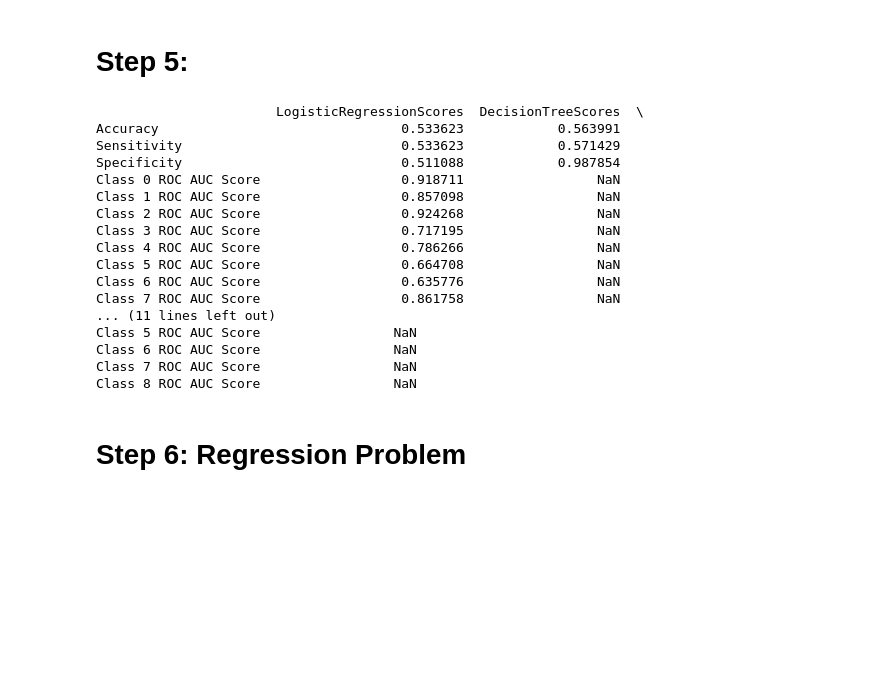
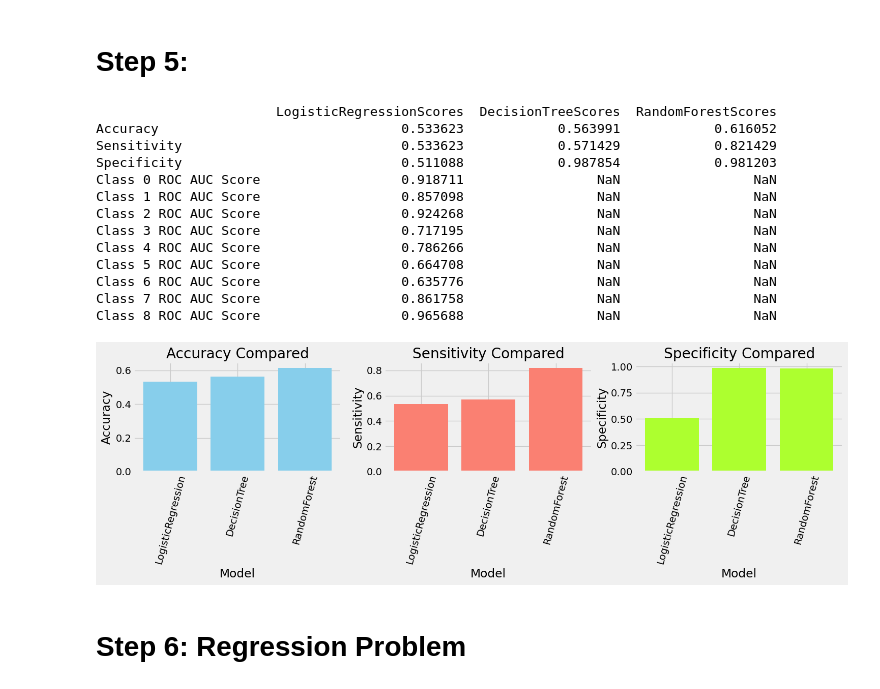
Before and after one commit to sah9j/FinalDataDive, a Jupyter notebook: main.ipynb, the cells around one changed output. Cells and saved outputs as stored; diff of their text form; code cells hidden in the pictures; blank space fills up the shorter version.

```diff
--- a/main.ipynb
+++ b/main.ipynb
@@ -872,29 +900,66 @@ for i in range(len(classes)):
 
 # print(perf_scores)
 
+pd.set_option('display.width', 100)
+
 # Initialize table for model scores with Logisitic Regression.
 df_scores = pd.DataFrame(logreg_scores,index=perf_scores,columns=['LogisticRegressionScores'])
 df_scores['DecisionTreeScores'] = [dt_accuracy,dt_sensitivity,dt_specificity,np.nan,np.nan,np.nan,np.nan,np.nan,np.nan,np.nan,np.nan,np.nan]
 df_scores['RandomForestScores'] = [0.6160520607375272,0.8214285714285714,0.981203007518797,np.nan,np.nan,np.nan,np.nan,np.nan,np.nan,np.nan,np.nan,np.nan]
 print(df_scores)
 # %% [output]
-                       LogisticRegressionScores  DecisionTreeScores  \
-Accuracy                               0.533623            0.563991
-Sensitivity                            0.533623            0.571429
-Specificity                            0.511088            0.987854
-Class 0 ROC AUC Score                  0.918711                 NaN
-Class 1 ROC AUC Score                  0.857098                 NaN
-Class 2 ROC AUC Score                  0.924268                 NaN
-Class 3 ROC AUC Score                  0.717195                 NaN
-Class 4 ROC AUC Score                  0.786266                 NaN
-Class 5 ROC AUC Score                  0.664708                 NaN
-Class 6 ROC AUC Score                  0.635776                 NaN
-Class 7 ROC AUC Score                  0.861758                 NaN
-... (11 lines left out)
-Class 5 ROC AUC Score                 NaN
-Class 6 ROC AUC Score                 NaN
-Class 7 ROC AUC Score                 NaN
-Class 8 ROC AUC Score                 NaN
+                       LogisticRegressionScores  DecisionTreeScores  RandomForestScores
+Accuracy                               0.533623            0.563991            0.616052
+Sensitivity                            0.533623            0.571429            0.821429
+Specificity                            0.511088            0.987854            0.981203
+Class 0 ROC AUC Score                  0.918711                 NaN                 NaN
+Class 1 ROC AUC Score                  0.857098                 NaN                 NaN
+Class 2 ROC AUC Score                  0.924268                 NaN                 NaN
+Class 3 ROC AUC Score                  0.717195                 NaN                 NaN
+Class 4 ROC AUC Score                  0.786266                 NaN                 NaN
+Class 5 ROC AUC Score                  0.664708                 NaN                 NaN
+Class 6 ROC AUC Score                  0.635776                 NaN                 NaN
+Class 7 ROC AUC Score                  0.861758                 NaN                 NaN
+Class 8 ROC AUC Score                  0.965688                 NaN                 NaN
+# %%
+# Visualize Classification Performance comparison
+# Data for three bar graphs
+categories = ['LogisticRegression', 'DecisionTree', 'RandomForest']
+acc = [0.533623, 0.563991, 0.616052]
+Sens = [0.533623, 0.571429, 0.821429]
+Spec = [0.511088, 0.987854, 0.981203]
+
+# Creating subplots for three bar graphs side by side
+fig, axes = plt.subplots(nrows=1, ncols=3, figsize=(15, 5))
+
+# Bar graph 1
+axes[0].bar(categories, acc, color='skyblue')
+axes[0].set_xlabel('Model')
+axes[0].set_ylabel('Accuracy')
+axes[0].set_title('Accuracy Compared')
+axes[0].tick_params(axis='x', rotation=75)  # Rotate labels
+
+# Bar graph 2
+axes[1].bar(categories, Sens, color='salmon')
+axes[1].set_xlabel('Model')
+axes[1].set_ylabel('Sensitivity')
+axes[1].set_title('Sensitivity Compared')
+axes[1].tick_params(axis='x', rotation=75)  # Rotate labels
+
+# Bar graph 3
+axes[2].bar(categories, Spec, color='greenyellow')
+axes[2].set_xlabel('Model')
+axes[2].set_ylabel('Specificity')
+axes[2].set_title('Specificity Compared')
+axes[2].tick_params(axis='x', rotation=75)  # Rotate labels
+
+# Adjust layout to prevent overlapping
+plt.tight_layout()
+
+# Show the plots
+plt.show()
+# %% [output]
+[figure, added]
 # %% [markdown]
 # Step 6: Regression Problem
 # %% [markdown]
```
Also changed, not shown: parts of 5 cells of this notebook.
